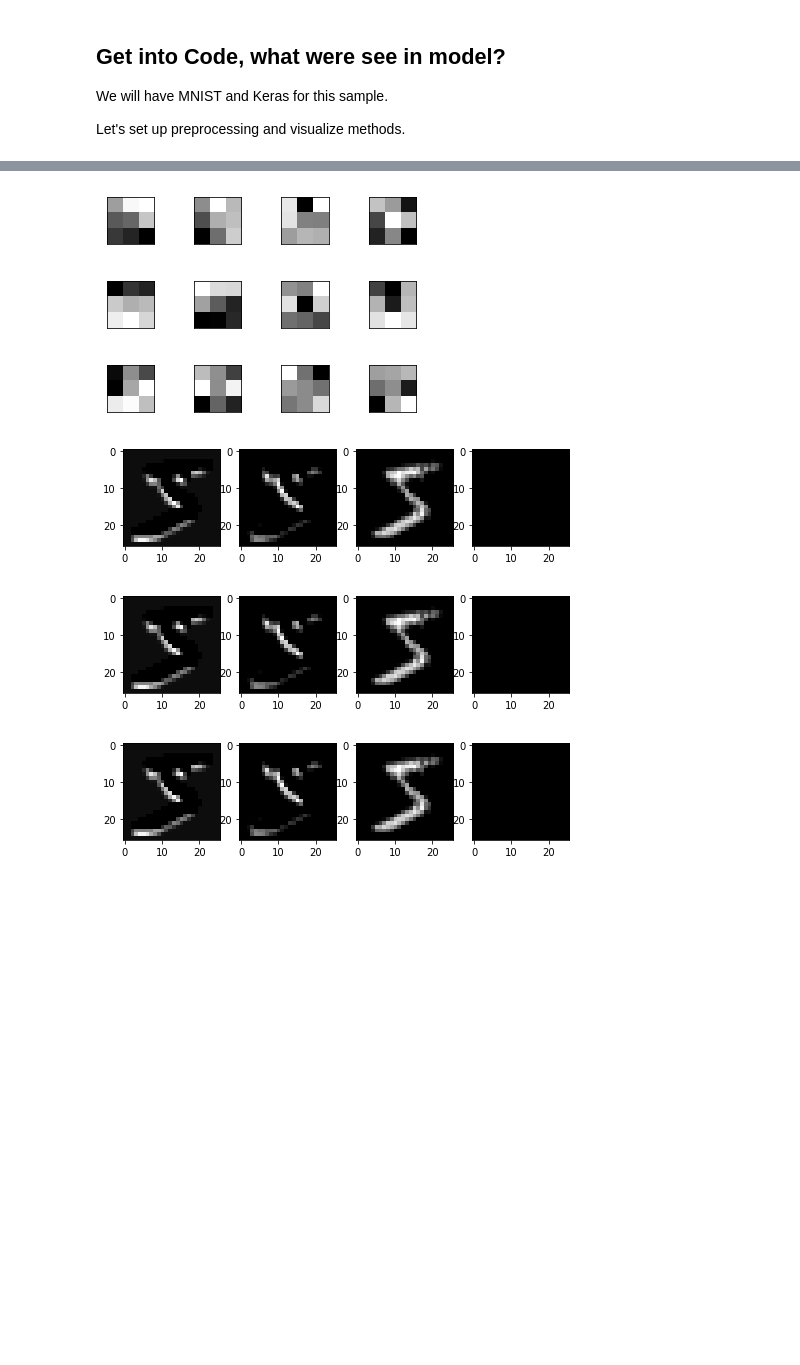
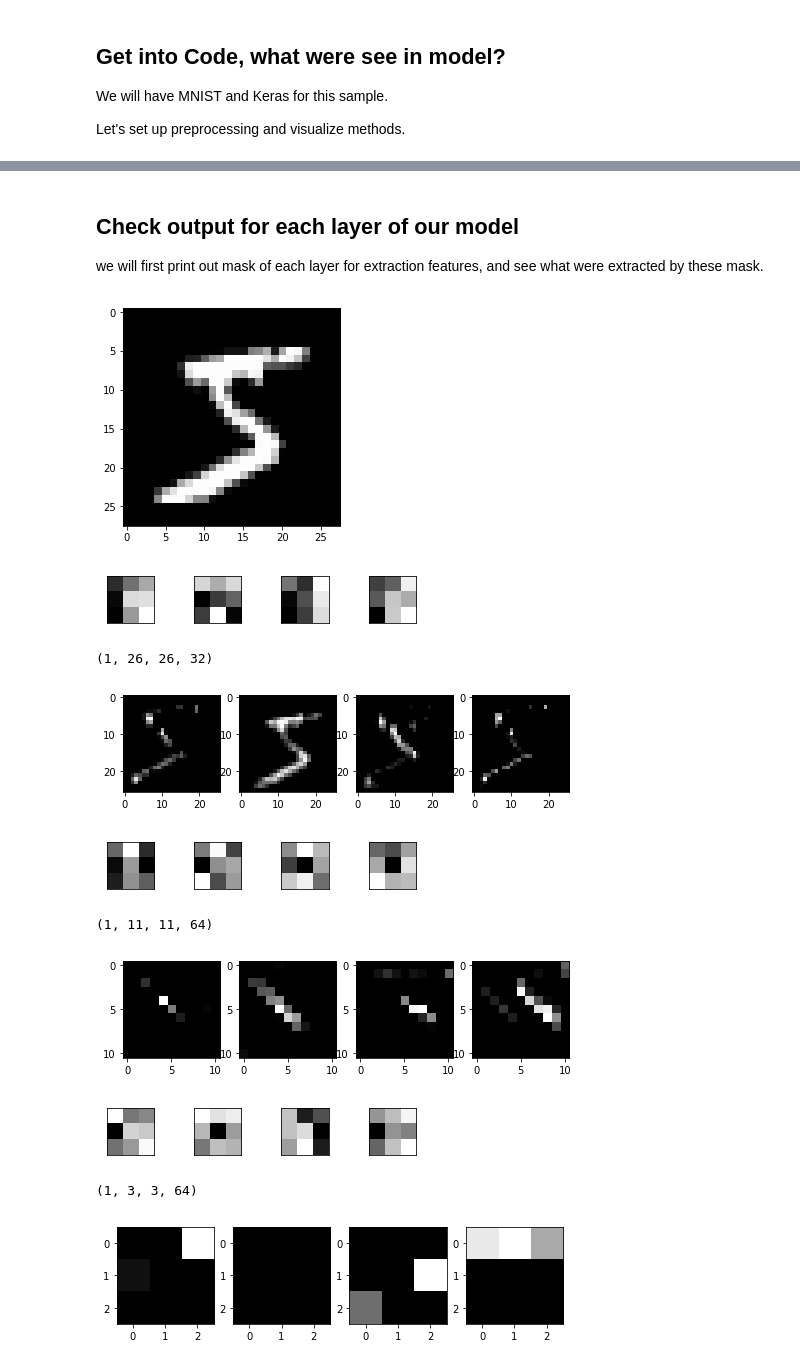
Before and after one commit to littlenine/Tutorials, a Jupyter notebook: CNN with MNIST.ipynb, the cells around one changed output, grey strips where cells are left out. Saved outputs shown, nothing was run; the diff lists cells and outputs as text; code cells hidden in the pictures; blank space fills up the shorter version.

```diff
--- a/CNN with MNIST.ipynb
+++ b/CNN with MNIST.ipynb
@@ -183,7 +187,7 @@ model.compile(optimizer='adam',
               loss='sparse_categorical_crossentropy',
               metrics=['accuracy'])
 
-model.fit(x_train, y_train, epochs=5)
+history = model.fit(x_train, y_train, epochs=5)
 # %% [output]
 Train on 60000 samples
 Epoch 1/5
@@ -200,40 +203,58 @@ Epoch 5/5
+# %% [markdown]
+## Check output for each layer of our model
+
+we will first print out mask of each layer for extraction features, and see what were extracted by these mask.
 # %%
-show_layers_filter(model, 0, 1, 4)
-show_layers_filter(model, 2, 1, 4)
-show_layers_filter(model, 4, 1, 4)
-
 def show_layers_output(model, layer_index, filter_number):
-    layers = model.layers[:layer_index]
+    layers = model.layers[:layer_index+1]  # index+1 is for getting correct layer in list.
+    #print(layers)
 
     # Creates a model that will return these outputs, given the model input
     activate_model = keras.Sequential(layers);
     #activate_model.summary()
 
     img_tensor = x_train[0]
     img_tensor = img_tensor.reshape((1,28,28,1))
-    activations = activation_model.predict(img_tensor)
-    #plt.imshow(activations[0,:,:,0], cmap='gray')
+    activations = activate_model.predict(img_tensor)
+    print(activations.shape)
 
     fig=plt.figure(figsize=(8, 8))
     columns = 4
     rows = filter_number/4 + 1
     index = 0
     for i in range(1, filter_number +1):
         img = activations[0,:,:,index]
+        # normalize image
+        i_min, i_max = img.min(), img.max()
+        img = (img - i_min) / ((i_max - i_min) + 1e-5) # avoid 0
+
         fig.add_subplot(rows, columns, i)
         plt.imshow(img, cmap='gray')
         index = index+1
     plt.show()
 
+# origin image
+show_image(sample)
+
+# first layer conv2d's mask & output
+show_layers_filter(model, 0, 1, 4)
 show_layers_output(model, 0, 4)
-#show_layers_output(model, 1, 4)
+
+# second layer conv2d's mask & output
+show_layers_filter(model, 2, 1, 4)
 show_layers_output(model, 2, 4)
-#show_layers_output(model, 3, 4)
+
+# third layer conv2d's mask & output
+show_layers_filter(model, 4, 1, 4)
 show_layers_output(model, 4, 4)
 # %% [output]
-[figure, old version]
+[figure, new version]
-[figure, old version]
+[figure, new version]
+(1, 26, 26, 32)
-[figure, old version]
+[figure, new version]
-[figure, old version]
+[figure, new version]
+(1, 11, 11, 64)
-[figure, old version]
+[figure, new version]
-[figure, old version]
+[figure, new version]
+(1, 3, 3, 64)
+[figure, added]
```
Also changed, not shown: parts of 11 cells of this notebook.
